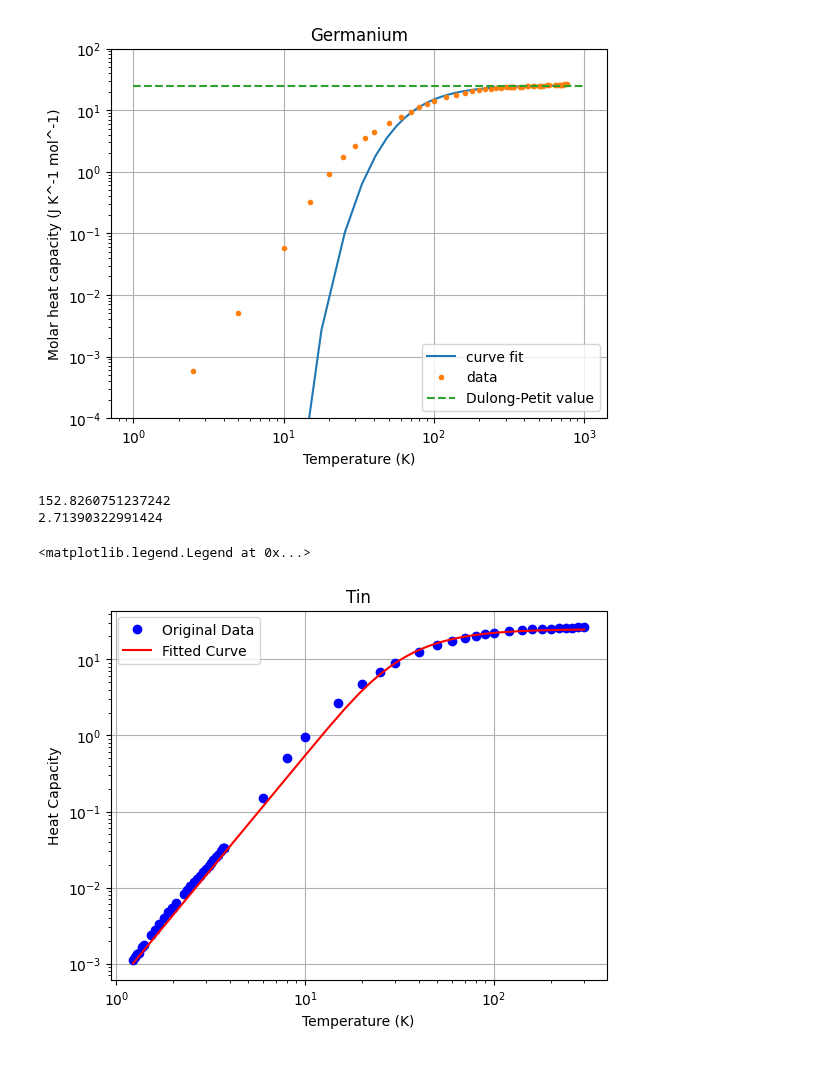
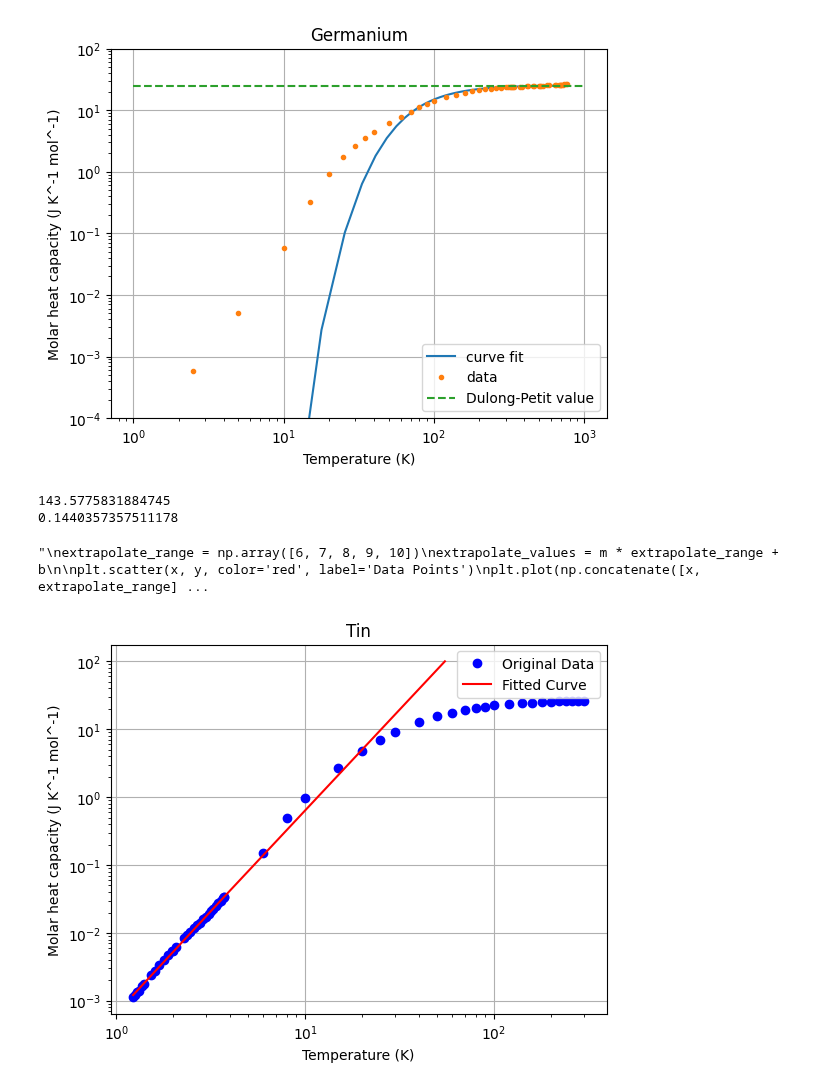
Before and after one commit to Clarke-Henshaw-Miles/extra, a Jupyter notebook: turtle_tree_colab.ipynb, the cells around one changed output. Drawn from its saved outputs; the diff is of its cells as text; code cells hidden in the pictures.

```diff
--- a/turtle_tree_colab.ipynb
+++ b/turtle_tree_colab.ipynb
@@ -71,7 +71,13 @@ T_s, C_s = np.loadtxt('silicon.txt', unpack=True)
 T_g, C_g = np.loadtxt('germanium.txt', unpack=True)
 # %%
 T_t_low = T_t[0:31]
-T_g_low = T_g[0:20]
-T_s_low = T_s[0:20]
-T_d_low = T_d[0:110]
-T_l_low = T_l[0:45]
+T_g_low = T_g[0:2]
+T_s_low = T_s[0:3]
+T_d_low = T_d[0:30]
+T_l_low = T_l[0:30]
+
+C_t_low = C_t[0:31]
+C_g_low = C_g[0:2]
+C_s_low = C_s[0:3]
+C_d_low = C_d[0:30]
+C_l_low = C_l[0:30]
@@ -306,49 +316,51 @@ def debye_model(T, theta_D):
     """
     Debye model equation for heat capacity as a function of temperature.
     T: Temperature (in Kelvin)
     theta_D: Debye temperature (in Kelvin)
     """
     R = 8.314  # gas constant (J/(mol*K))
     integral_value = np.zeros_like(T)  # Initialize integral values array
 
     for i, t in enumerate(T):
         integral_value[i], _ = quad(integrand, 0, theta_D / t)
 
     return 9 * R * (T / theta_D)**3 * integral_value
 
-'''
-def debye_model(T, Td):
-  x = Td / T
-  fn = lambda y: y**4 * np.exp(y) / (np.exp(y) - 1)**2
-  p1 = 9 * R * (x**-3)
-  I = np.array([quad(fn, 0, Td/T)[0] ])
-  '''
-
 #coming up with a guess to compare curve fit to
-x_plot = np.linspace(min(T_t), max(T_t), num=100)
+x_plot = np.linspace(min(T_t_low), max(T_t_low), num=100)
 p_guess = np.array([200])
-y_guess = debye_model(T_t, *p_guess)
+y_guess = debye_model(T_t_low, *p_guess)
 
 # Fit the Debye model to the data
-popt, pcov = curve_fit(debye_model, T_t, C_t, p_guess)
+popt, pcov = curve_fit(debye_model, T_t_low, C_t_low, p_guess)
 
 print(popt[0])
 print(np.sqrt(pcov.diagonal()[0]))
-#print(popt[1])
-#print(np.sqrt(pcov.diagonal()[1]))
 
 y_fit = debye_model(x_plot, *popt)
+extrapolate_x = np.array([55])
+extrapolate_y = np.array([100])
 
 # Plot the original data and the fitted curve
 plt.loglog(T_t, C_t, 'bo', label='Original Data')
-plt.plot(x_plot, y_fit, 'r-', label='Fitted Curve')
+plt.plot(np.concatenate([x_plot, extrapolate_x]), np.concatenate([y_fit, extrapolate_y]), 'r-', label='Fitted Curve')
 plt.xlabel('Temperature (K)')
-plt.ylabel('Heat Capacity')
+plt.ylabel("Molar heat capacity (J K^-1 mol^-1)")
 plt.title('Tin')
 plt.grid()
 plt.legend()
+
+'''
+extrapolate_range = np.array([6, 7, 8, 9, 10])
+extrapolate_values = m * extrapolate_range + b
+
+plt.scatter(x, y, color='red', label='Data Points')
+plt.plot(np.concatenate([x, extrapolate_range]),
+         np.concatenate([y, extrapolate_values]),
+         color='blue', label='Extrapolated Line')
+'''
 # %% [output]
-152.8260751237242
-2.71390322991424
+143.5775831884745
+0.1440357357511178
-<matplotlib.legend.Legend at 0x...>
+"\nextrapolate_range = np.array([6, 7, 8, 9, 10])\nextrapolate_values = m * extrapolate_range + b\n\nplt.scatter(x, y, color='red', label='Data Points')\nplt.plot(np.concatenate([x, extrapolate_range] ...
-[figure, old version]
+[figure, new version]
```
Also changed, not shown: parts of 8 cells of this notebook.
